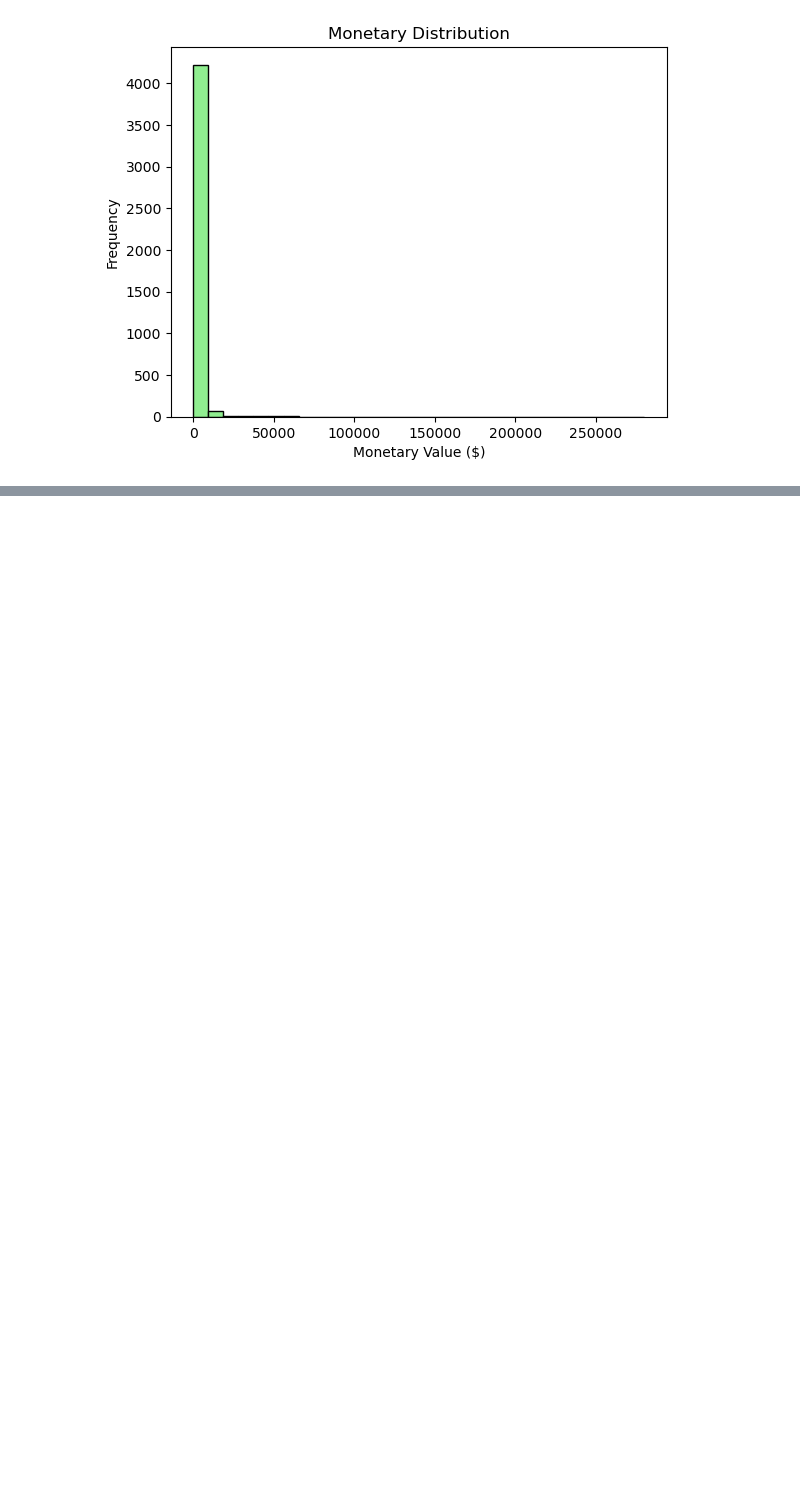
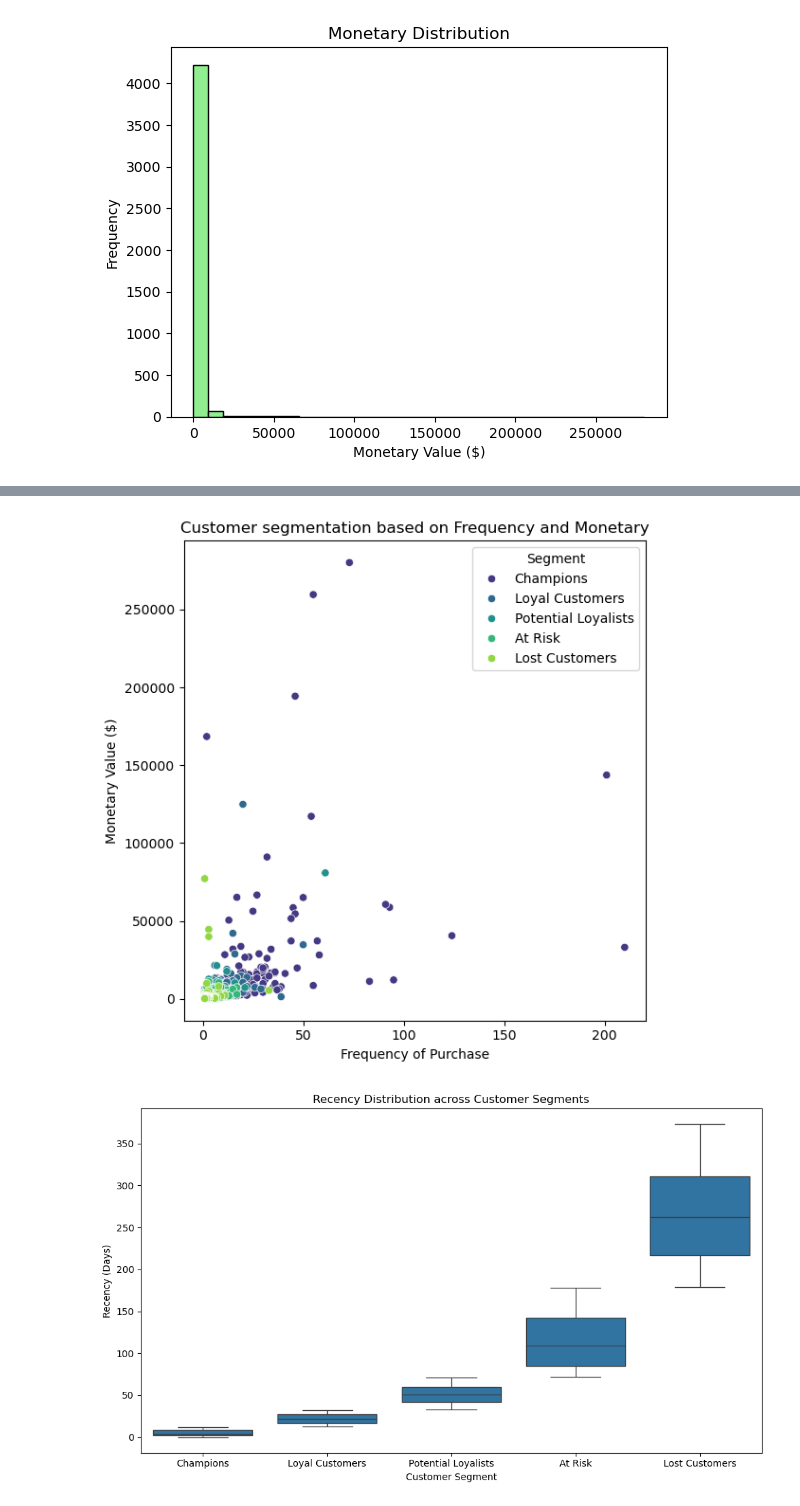
Before and after one commit to zafermesut/salesense, a Jupyter notebook: data-science/eda/RFM Analysis.ipynb, the cells around one changed output, grey strips where cells are left out. Saved outputs shown, nothing was run; the diff lists cells and outputs as text; code cells hidden in the pictures; blank space fills up the shorter version.

```diff
--- a/data-science/eda/RFM Analysis.ipynb
+++ b/data-science/eda/RFM Analysis.ipynb
@@ -92,0 +202,18 @@ plt.show()
+# %%
+# Segementing Customers
+
+def segment_customer_based_on_rfm_score(row):
+    if row['RFMScore'] >= 500:
+        return 'Champions'
+    elif 400 <= row['RFMScore'] < 500:
+        return 'Loyal Customers'
+    elif 300 <= row['RFMScore'] < 400:
+        return 'Potential Loyalists'
+    elif 200 <= row['RFMScore'] < 300:
+        return 'At Risk'
+    else:
+        return 'Lost Customers'
+
+rfm_df['Segment'] = rfm_df.apply(segment_customer_based_on_rfm_score, axis=1)
+
+rfm_df.head()
@@ -92,0 +228,3 @@ plt.show()
+# %%
+rfm_df = rfm_df.sort_values('RFMScore', ascending = False)
+rfm_df.head()
@@ -92,0 +239,24 @@ plt.show()
+# %%
+# Visualising the segments
+
+plt.figure(figsize=(6,6))
+
+# Scatter plot of Frequecy vs. Monetary, colored by segment
+sns.scatterplot(x = 'Frequency', y='Monetary', hue = 'Segment', data = rfm_df, palette='viridis')
+plt.title('Customer segmentation based on Frequency and Monetary')
+plt.xlabel('Frequency of Purchase')
+plt.ylabel('Monetary Value ($)')
+plt.tight_layout()
+plt.show()
+
+# Plot distribution of Recency scores across segments
+plt.figure(figsize=(10, 6))
+sns.boxplot(x='Segment', y='Recency', data=rfm_df)
+plt.title('Recency Distribution across Customer Segments')
+plt.xlabel('Customer Segment')
+plt.ylabel('Recency (Days)')
+plt.tight_layout()
+plt.show()
+# %% [output]
+[figure, added]
+[figure, added]
```
Also changed, not shown: parts of 11 cells of this notebook.
